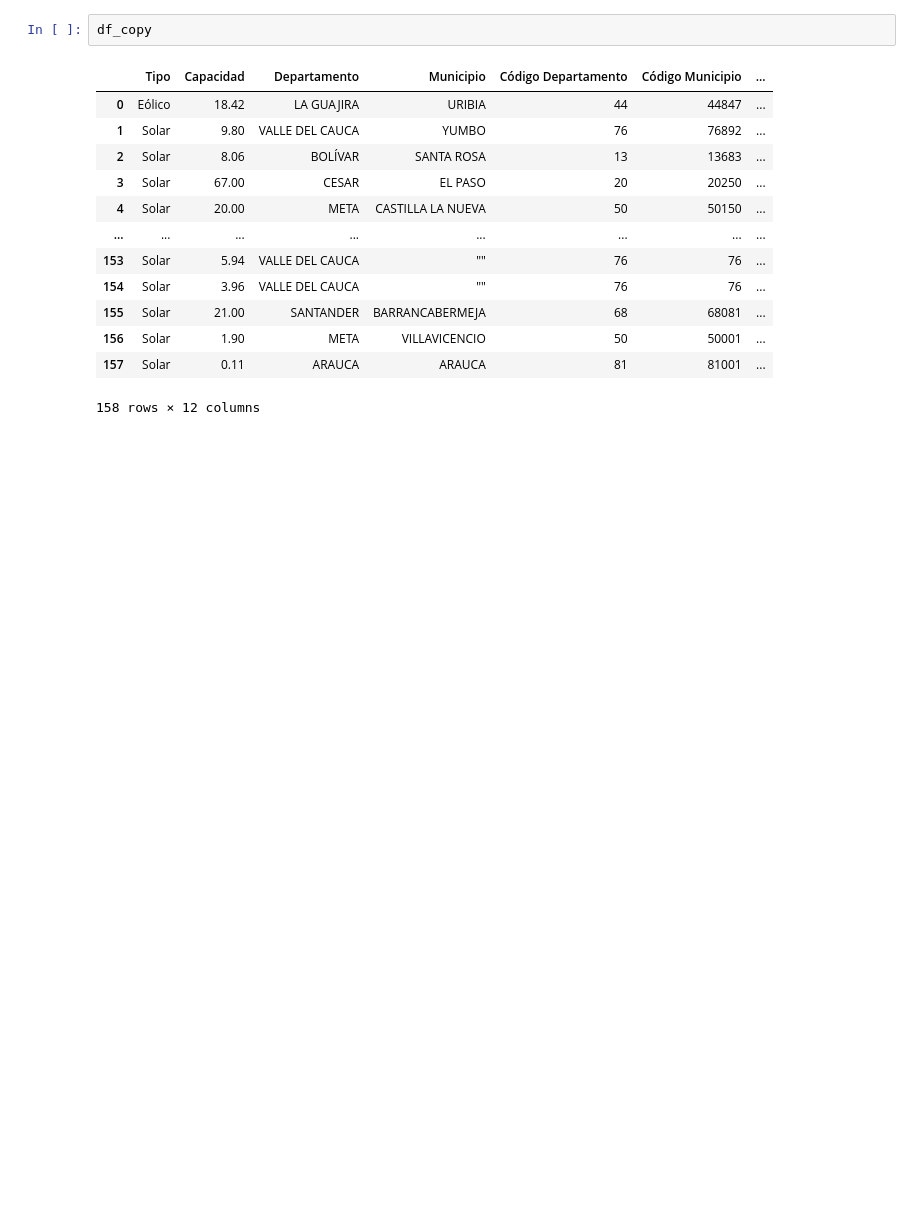
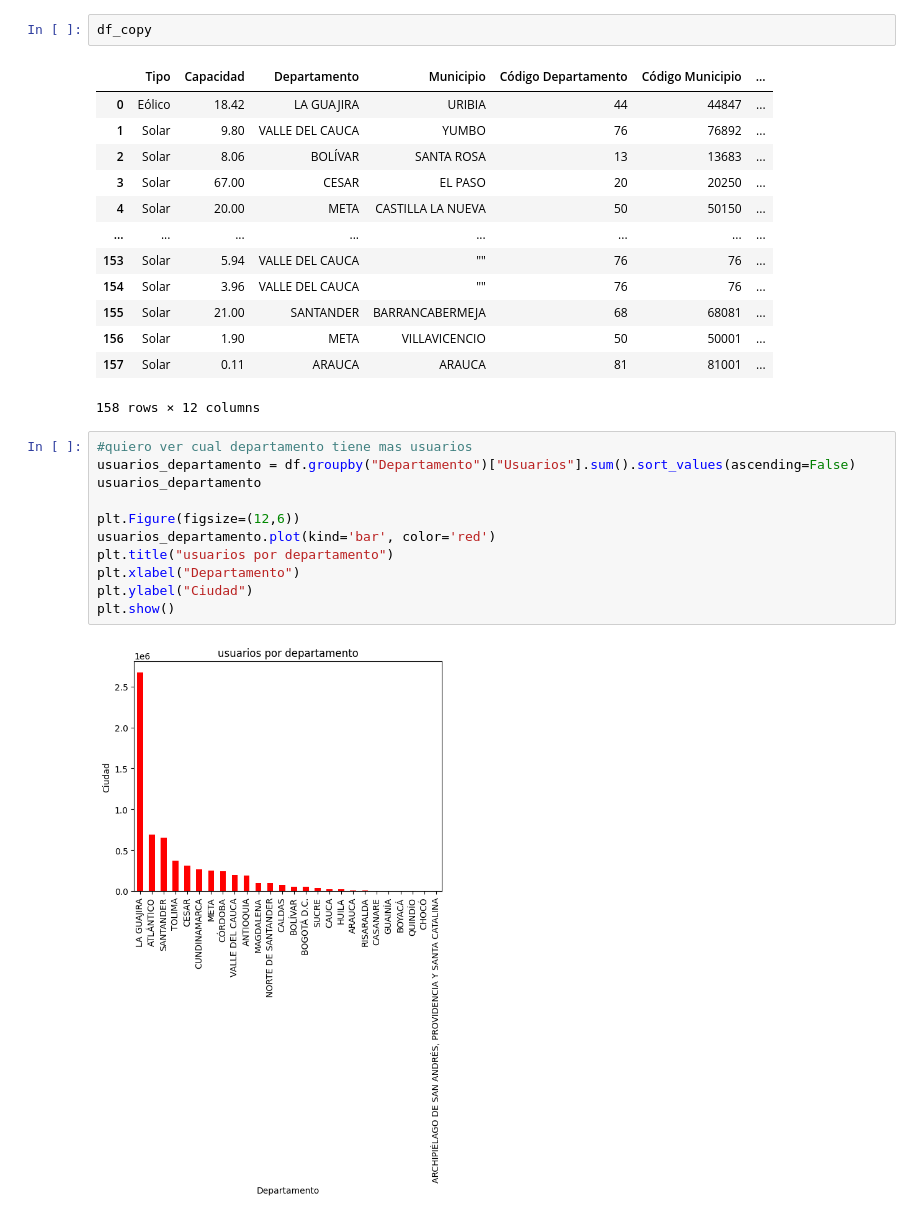
Before and after one commit to davidparra75/bootCampIA, a Jupyter notebook: DataSetEnergia/dataSet.ipynb, the cells around one changed output. Saved outputs shown, nothing was run; the diff lists cells and outputs as text; blank space fills up the shorter version.

```diff
--- a/DataSetEnergia/dataSet.ipynb
+++ b/DataSetEnergia/dataSet.ipynb
@@ -121,3 +124,16 @@ df_copy
 | 156 | Solar | 1.90 | META | VILLAVICENCIO | 50 | 50001 | ... |
 | 157 | Solar | 0.11 | ARAUCA | ARAUCA | 81 | 81001 | ... |
 158 rows × 12 columns
+# %%
+#quiero ver cual departamento tiene mas usuarios
+usuarios_departamento = df.groupby("Departamento")["Usuarios"].sum().sort_values(ascending=False)
+usuarios_departamento
+
+plt.Figure(figsize=(12,6))
+usuarios_departamento.plot(kind='bar', color='red')
+plt.title("usuarios por departamento")
+plt.xlabel("Departamento")
+plt.ylabel("Ciudad")
+plt.show()
+# %% [output]
+[figure, added]
```
Also changed, not shown: parts of 5 cells of this notebook, 18 other files.
